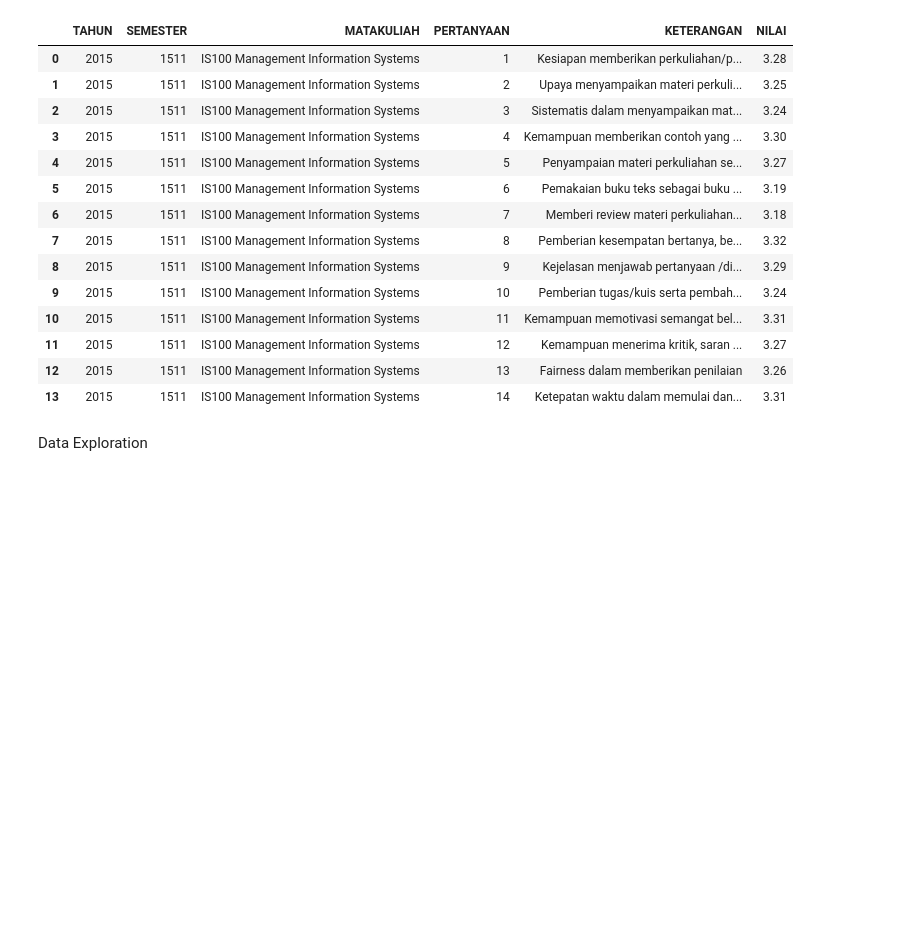
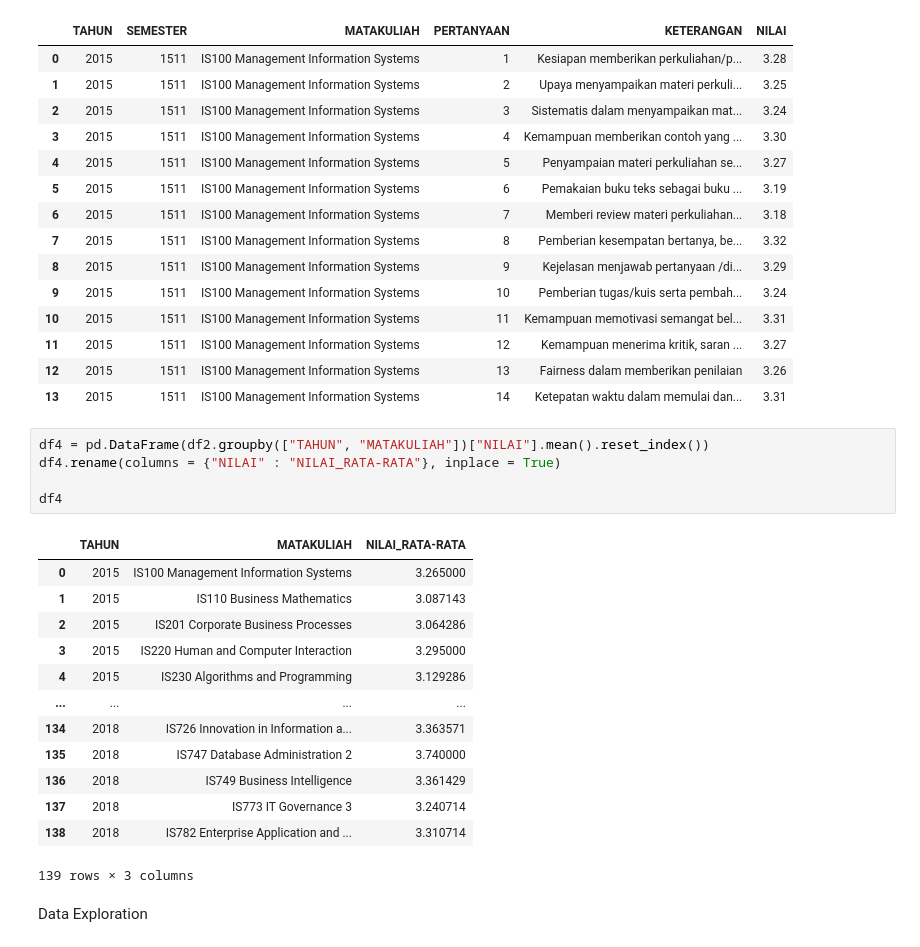
Before and after one commit to FelixFern/ISFEST-ODE, a Jupyter notebook: EDA.ipynb, the cells around one changed output. Saved outputs shown, nothing was run; the diff lists cells and outputs as text; blank space fills up the shorter version.

Commit message:
Penambahan nilai rata-rata evaluasi dosen per MK

```diff
--- a/EDA.ipynb
+++ b/EDA.ipynb
@@ -85,6 +78,25 @@ df2.head(14)
 | 11 | 2015 | 1511 | IS100 Management Information Systems | 12 | Kemampuan menerima kritik, saran ... | 3.27 |
 | 12 | 2015 | 1511 | IS100 Management Information Systems | 13 | Fairness dalam memberikan penilaian | 3.26 |
 | 13 | 2015 | 1511 | IS100 Management Information Systems | 14 | Ketepatan waktu dalam memulai dan... | 3.31 |
+# %%
+df4 = pd.DataFrame(df2.groupby(["TAHUN", "MATAKULIAH"])["NILAI"].mean().reset_index())
+df4.rename(columns = {"NILAI" : "NILAI_RATA-RATA"}, inplace = True)
+
+df4
+# %% [output]
+|  | TAHUN | MATAKULIAH | NILAI_RATA-RATA |
+| 0 | 2015 | IS100 Management Information Systems | 3.265000 |
+| 1 | 2015 | IS110 Business Mathematics | 3.087143 |
+| 2 | 2015 | IS201 Corporate Business Processes | 3.064286 |
+| 3 | 2015 | IS220 Human and Computer Interaction | 3.295000 |
+| 4 | 2015 | IS230 Algorithms and Programming | 3.129286 |
+| ... | ... | ... | ... |
+| 134 | 2018 | IS726 Innovation in Information a... | 3.363571 |
+| 135 | 2018 | IS747 Database Administration 2 | 3.740000 |
+| 136 | 2018 | IS749 Business Intelligence | 3.361429 |
+| 137 | 2018 | IS773 IT Governance 3 | 3.240714 |
+| 138 | 2018 | IS782 Enterprise Application and ... | 3.310714 |
+139 rows × 3 columns
 # %% [markdown]
 Data Exploration
 # %%
```
Also changed, not shown: parts of 6 cells of this notebook.
